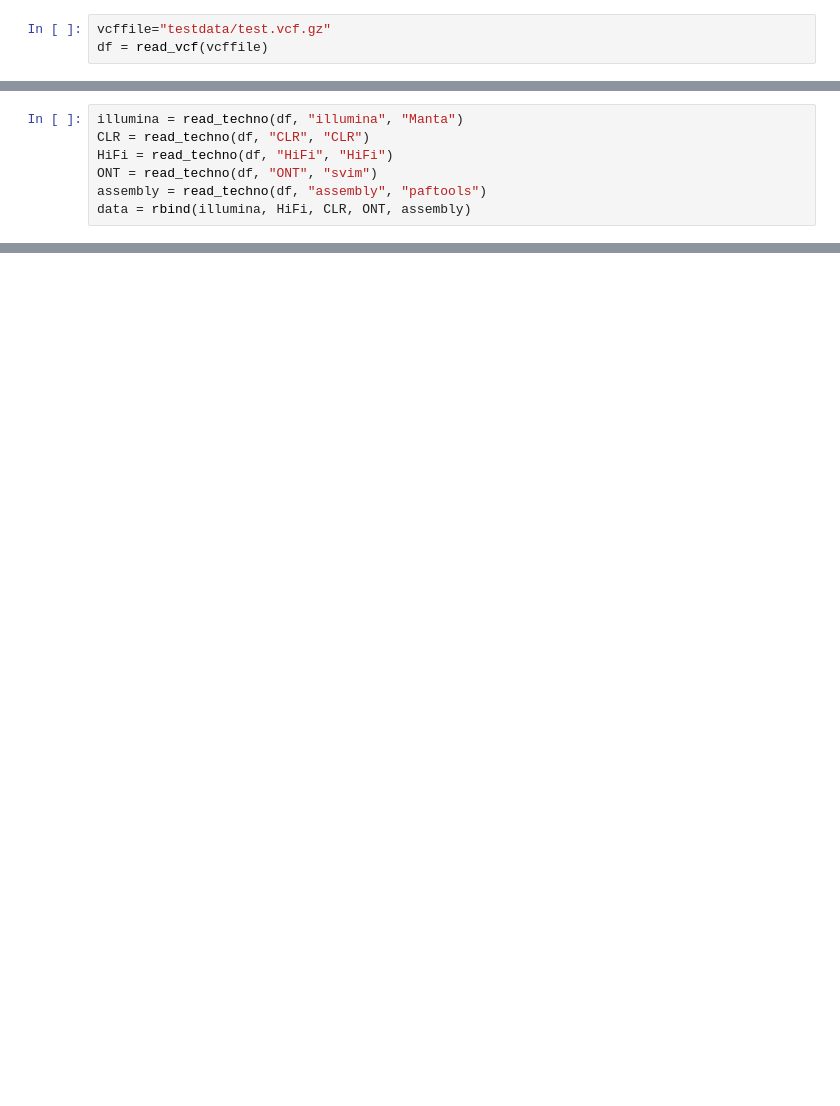
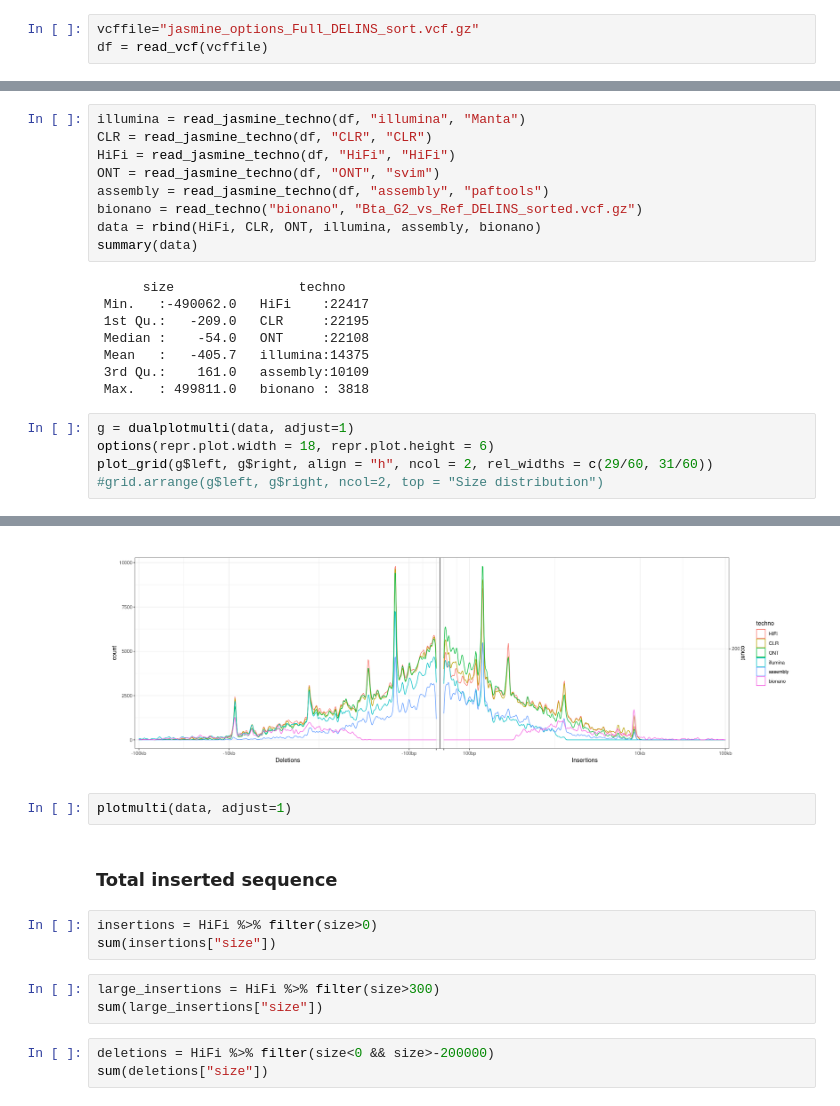
Before and after one commit to SeqOccin-SV/WorkPlanArnaud, a Jupyter notebook: notebooks/SizeDistributions.ipynb, the cells around one changed output, grey strips where cells are left out. Cells and saved outputs as stored; diff of their text form; blank space fills up the shorter version.

Commit message:
symmetric length distribution

```diff
--- a/notebooks/SizeDistributions.ipynb
+++ b/notebooks/SizeDistributions.ipynb
@@ -77,3 +138,3 @@ dualplotmulti <- function(data, adjust=4) {
 # %%
-vcffile="testdata/test.vcf.gz"
+vcffile="jasmine_options_Full_DELINS_sort.vcf.gz"
 df = read_vcf(vcffile)
@@ -90,7 +141,23 @@ A tibble: 4 × 9
 # %%
-illumina = read_techno(df, "illumina", "Manta")
-CLR = read_techno(df, "CLR", "CLR")
-HiFi = read_techno(df, "HiFi", "HiFi")
-ONT = read_techno(df, "ONT", "svim")
-assembly = read_techno(df, "assembly", "paftools")
-data = rbind(illumina, HiFi, CLR, ONT, assembly)
+illumina = read_jasmine_techno(df, "illumina", "Manta")
+CLR = read_jasmine_techno(df, "CLR", "CLR")
+HiFi = read_jasmine_techno(df, "HiFi", "HiFi")
+ONT = read_jasmine_techno(df, "ONT", "svim")
+assembly = read_jasmine_techno(df, "assembly", "paftools")
+bionano = read_techno("bionano", "Bta_G2_vs_Ref_DELINS_sorted.vcf.gz")
+data = rbind(HiFi, CLR, ONT, illumina, assembly, bionano)
+summary(data)
+# %% [output]
+      size                techno
+ Min.   :-490062.0   HiFi    :22417
+ 1st Qu.:   -209.0   CLR     :22195
+ Median :    -54.0   ONT     :22108
+ Mean   :   -405.7   illumina:14375
+ 3rd Qu.:    161.0   assembly:10109
+ Max.   : 499811.0   bionano : 3818
+# %%
+g = dualplotmulti(data, adjust=1)
+options(repr.plot.width = 18, repr.plot.height = 6)
+plot_grid(g$left, g$right, align = "h", ncol = 2, rel_widths = c(29/60, 31/60))
+#grid.arrange(g$left, g$right, ncol=2, top = "Size distribution")
+# %% [output]
@@ -96,0 +168,14 @@ data = rbind(illumina, HiFi, CLR, ONT, assembly)
+[figure, added]
+# %%
+plotmulti(data, adjust=1)
+# %% [markdown]
+### Total inserted sequence
+# %%
+insertions = HiFi %>% filter(size>0)
+sum(insertions["size"])
+# %%
+large_insertions = HiFi %>% filter(size>300)
+sum(large_insertions["size"])
+# %%
+deletions = HiFi %>% filter(size<0 && size>-200000)
+sum(deletions["size"])
```
Also changed, not shown: parts of 19 cells of this notebook.
